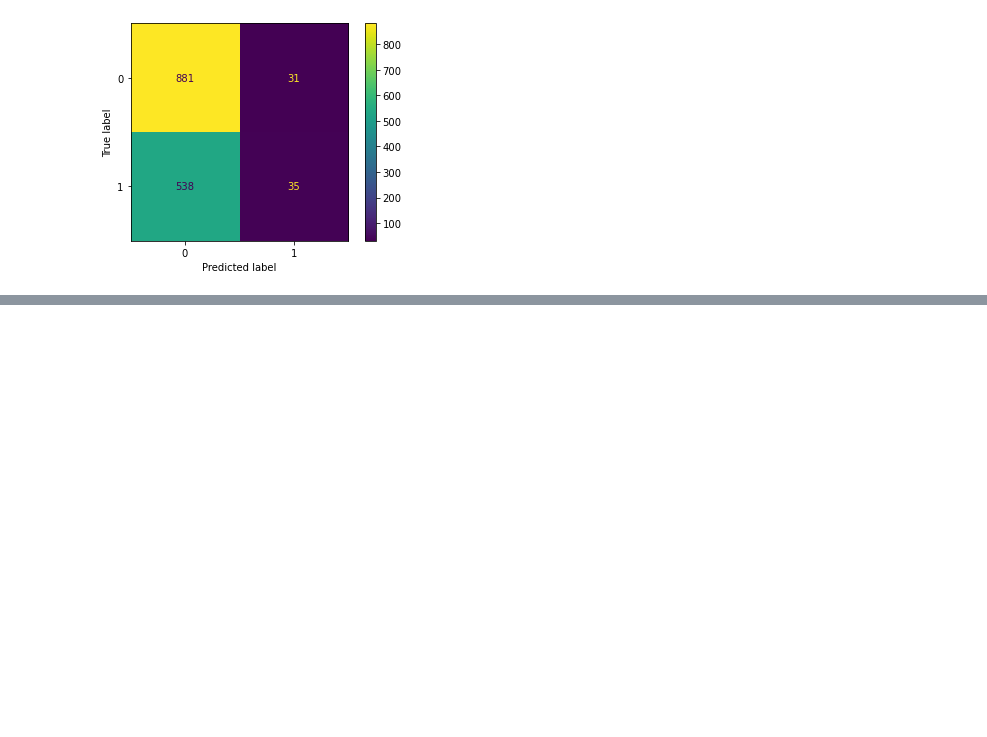
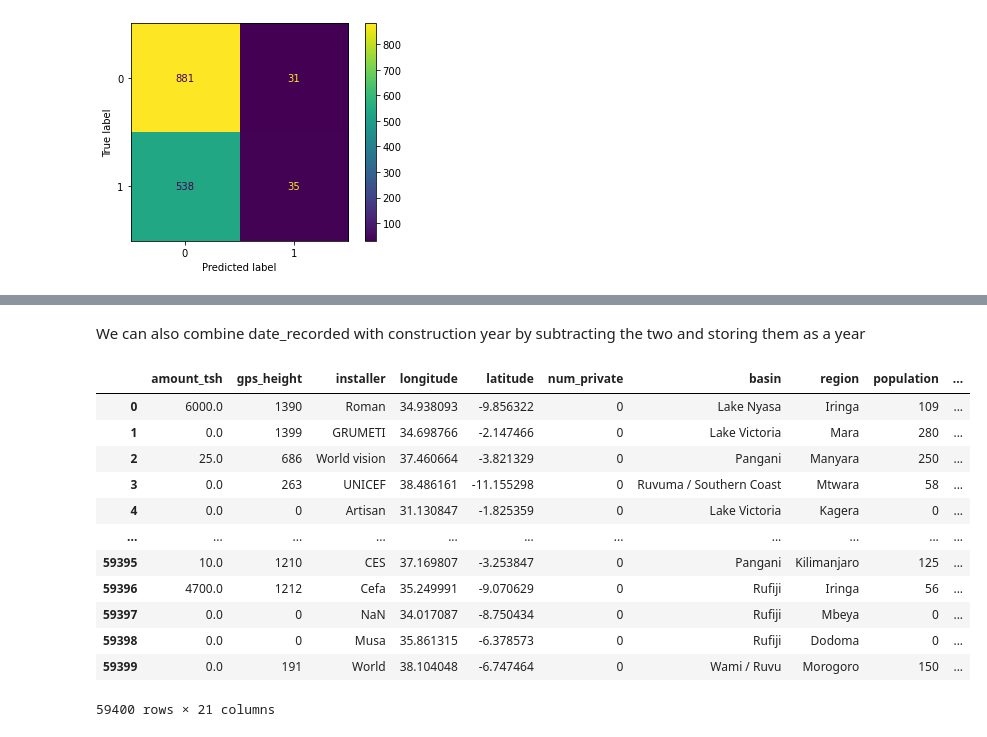
Before and after one commit to Zxhjlk/Phase3Project, a Jupyter notebook: notebooks/DataCleaning.ipynb, the cells around one changed output, grey strips where cells are left out. Drawn from its saved outputs; the diff is of its cells as text; code cells hidden in the pictures; blank space fills up the shorter version.

```diff
--- a/notebooks/DataCleaning.ipynb
+++ b/notebooks/DataCleaning.ipynb
@@ -85,0 +142,28 @@ disp.plot()
+# %% [markdown]
+We can also combine date_recorded with construction year by subtracting the two and storing them as a year
+# %%
+from sklearn.preprocessing import OneHotEncoder
+from datetime import datetime
+prep_df_values['date_recorded'] = prep_df_values['date_recorded'].apply(lambda row :row[:4])
+prep_df_values['years_active'] = prep_df_values['date_recorded'].astype(int) - prep_df_values['construction_year'].astype(int)
+
+#Convert years with 0 as construction year to a negative 1
+prep_df_values['years_active'] = prep_df_values['years_active'].apply(lambda year: year if year < 100 else -1)
+#Now drop the two other columns
+prep_df_values.drop(columns=['date_recorded', 'construction_year'], inplace=True)
+
+prep_df_values
+# %% [output]
+|  | amount_tsh | gps_height | installer | longitude | latitude | num_private | basin | region | population | ... |
+| 0 | 6000.0 | 1390 | Roman | 34.938093 | -9.856322 | 0 | Lake Nyasa | Iringa | 109 | ... |
+| 1 | 0.0 | 1399 | GRUMETI | 34.698766 | -2.147466 | 0 | Lake Victoria | Mara | 280 | ... |
+| 2 | 25.0 | 686 | World vision | 37.460664 | -3.821329 | 0 | Pangani | Manyara | 250 | ... |
+| 3 | 0.0 | 263 | UNICEF | 38.486161 | -11.155298 | 0 | Ruvuma / Southern Coast | Mtwara | 58 | ... |
+| 4 | 0.0 | 0 | Artisan | 31.130847 | -1.825359 | 0 | Lake Victoria | Kagera | 0 | ... |
+| ... | ... | ... | ... | ... | ... | ... | ... | ... | ... | ... |
+| 59395 | 10.0 | 1210 | CES | 37.169807 | -3.253847 | 0 | Pangani | Kilimanjaro | 125 | ... |
+| 59396 | 4700.0 | 1212 | Cefa | 35.249991 | -9.070629 | 0 | Rufiji | Iringa | 56 | ... |
+| 59397 | 0.0 | 0 | NaN | 34.017087 | -8.750434 | 0 | Rufiji | Mbeya | 0 | ... |
+| 59398 | 0.0 | 0 | Musa | 35.861315 | -6.378573 | 0 | Rufiji | Dodoma | 0 | ... |
+| 59399 | 0.0 | 191 | World | 38.104048 | -6.747464 | 0 | Wami / Ruvu | Morogoro | 150 | ... |
+59400 rows × 21 columns
```
Also changed, not shown: parts of 13 cells of this notebook.
